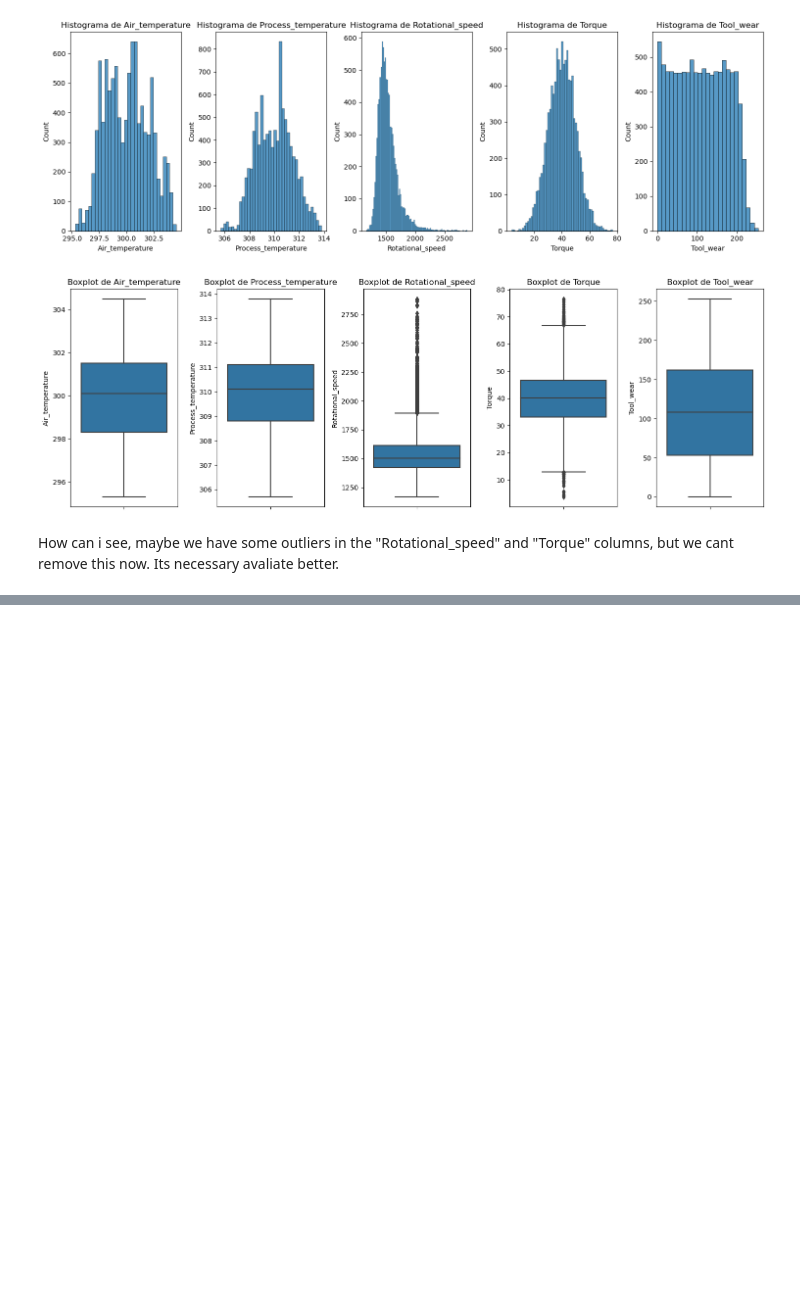
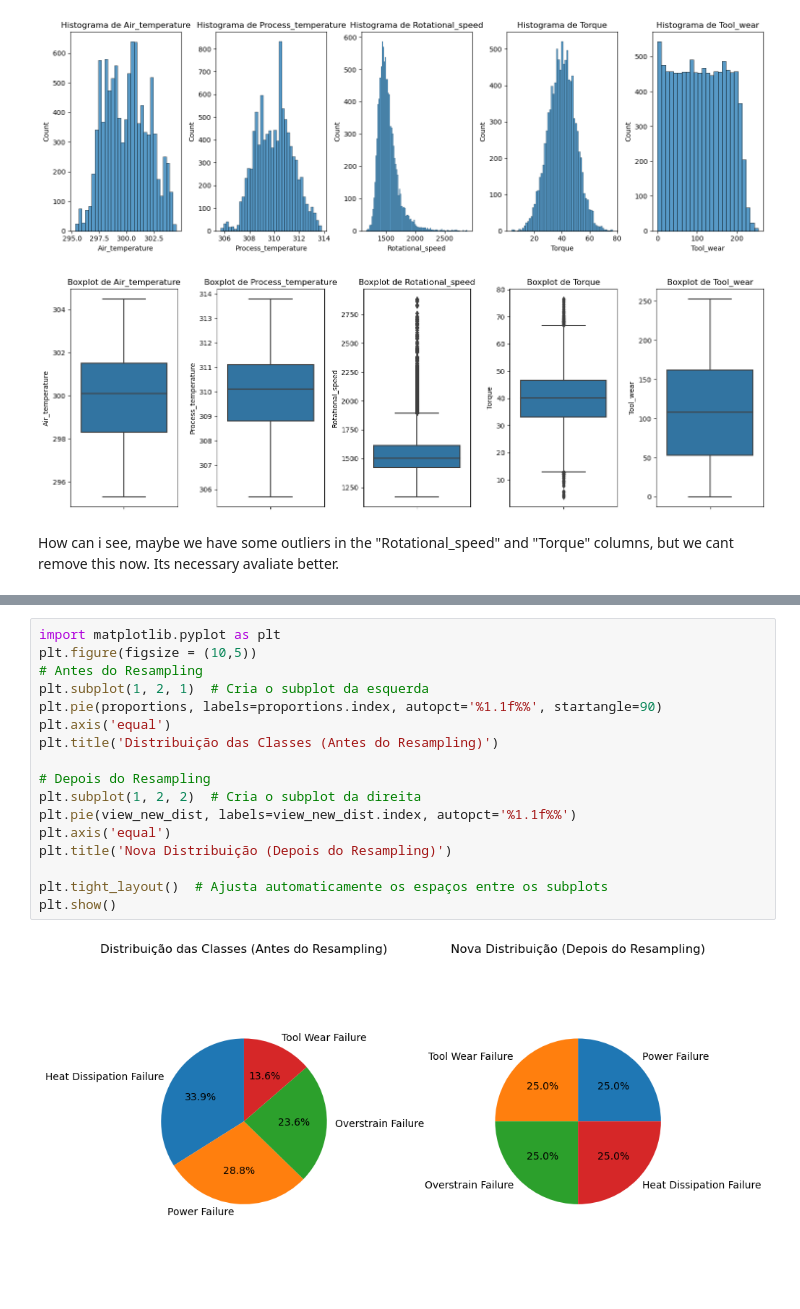
Before and after one commit to thales-vignoli/Failure-Classifier-to-Maintenance, a Jupyter notebook: predictive_maintenance.ipynb, the cells around one changed output, grey strips where cells are left out. Saved outputs shown, nothing was run; the diff lists cells and outputs as text; blank space fills up the shorter version.

```diff
--- a/predictive_maintenance.ipynb
+++ b/predictive_maintenance.ipynb
@@ -336,0 +344,19 @@ Name: Failure_type, dtype: float64
+# %%
+import matplotlib.pyplot as plt
+plt.figure(figsize = (10,5))
+# Antes do Resampling
+plt.subplot(1, 2, 1)  # Cria o subplot da esquerda
+plt.pie(proportions, labels=proportions.index, autopct='%1.1f%%', startangle=90)
+plt.axis('equal')
+plt.title('Distribuição das Classes (Antes do Resampling)')
+
+# Depois do Resampling
+plt.subplot(1, 2, 2)  # Cria o subplot da direita
+plt.pie(view_new_dist, labels=view_new_dist.index, autopct='%1.1f%%')
+plt.axis('equal')
+plt.title('Nova Distribuição (Depois do Resampling)')
+
+plt.tight_layout()  # Ajusta automaticamente os espaços entre os subplots
+plt.show()
+# %% [output]
+[figure, added]
```
Also changed, not shown: parts of 31 cells of this notebook.
